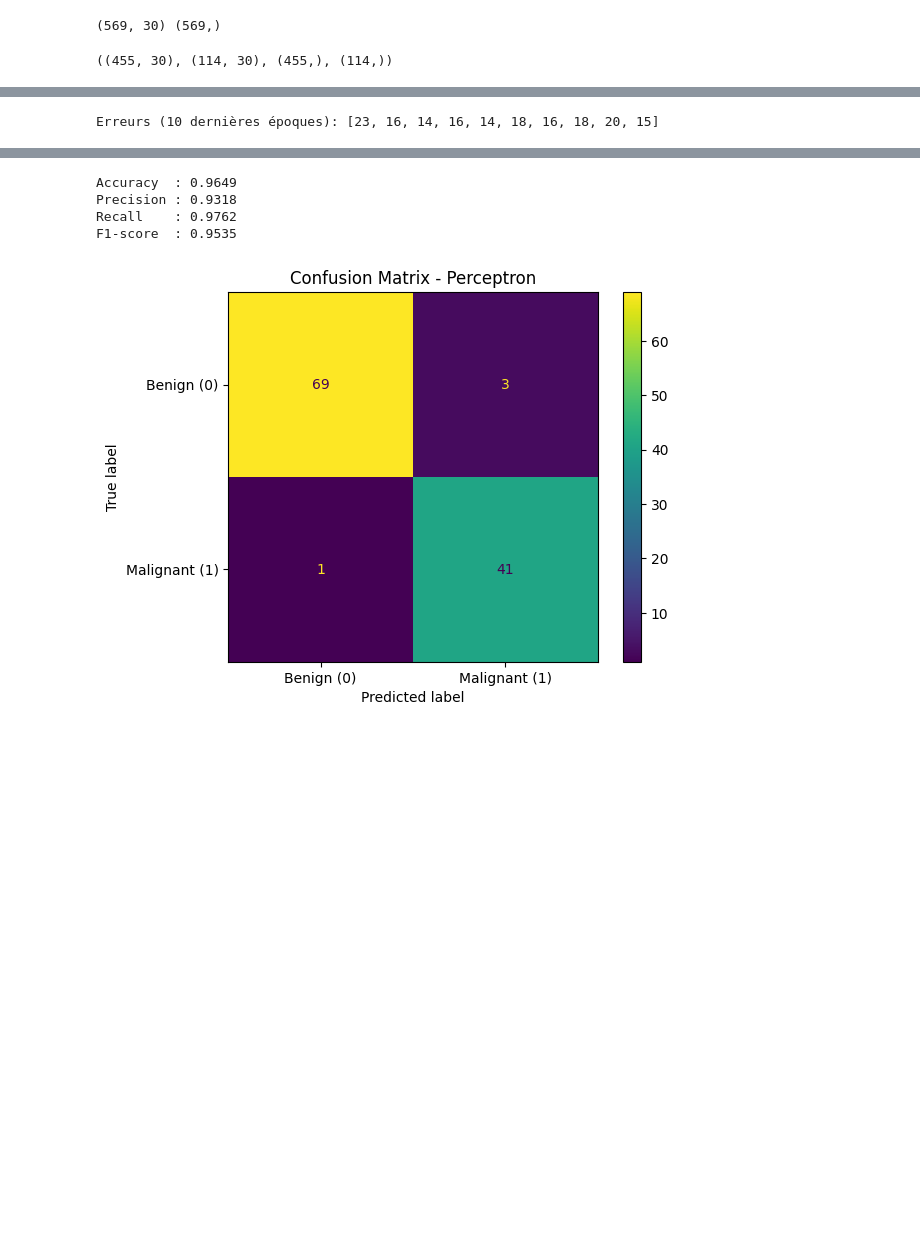
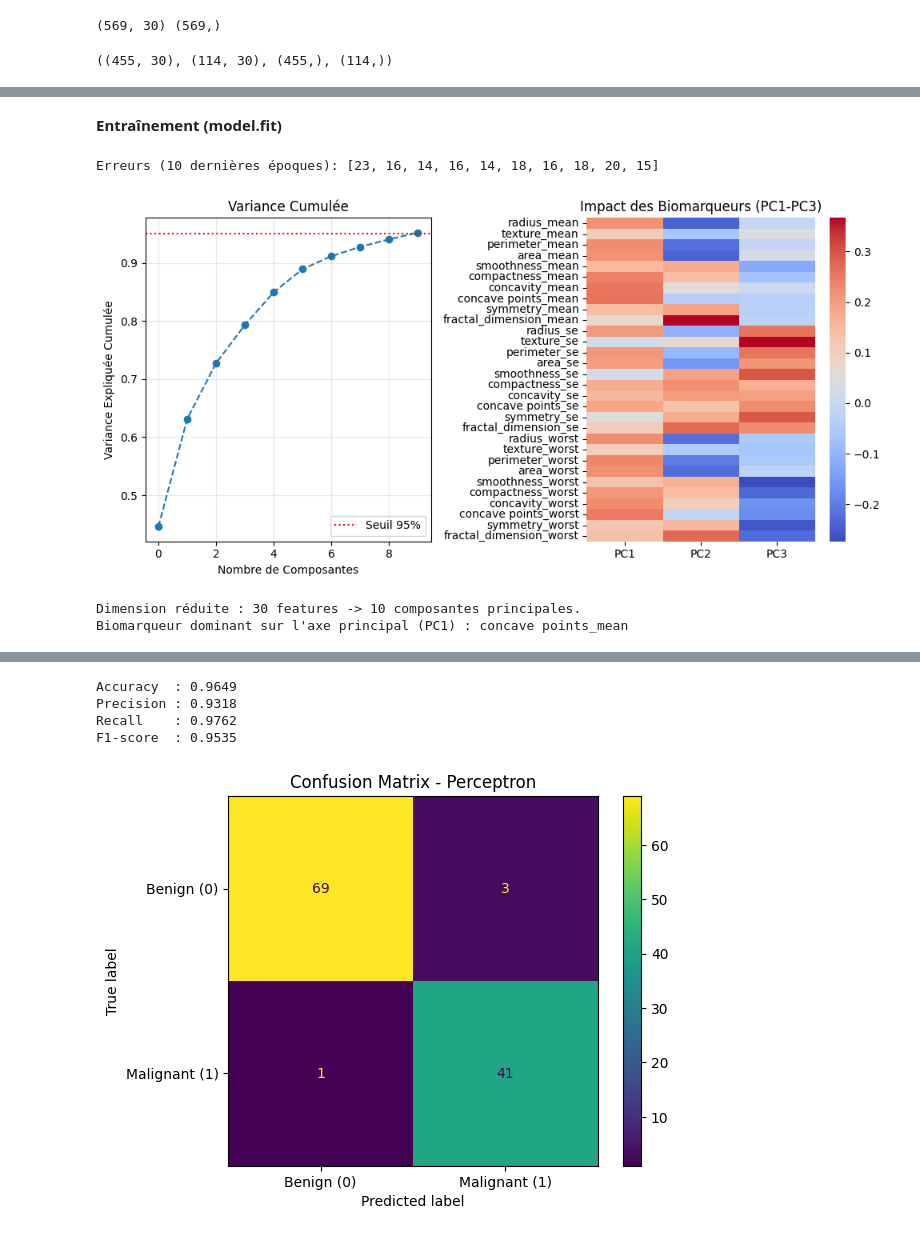
Before and after one commit to NovaStarmax/building-perceptron, a Jupyter notebook: notebooks/perceptron_modelisation.ipynb, the cells around one changed output, grey strips where cells are left out. Saved outputs shown, nothing was run; the diff lists cells and outputs as text; code cells hidden in the pictures; blank space fills up the shorter version.

```diff
--- a/notebooks/perceptron_modelisation.ipynb
+++ b/notebooks/perceptron_modelisation.ipynb
@@ -69,3 +156,5 @@ Variance totale: 0.9520691014391004
+# %% [markdown]
+**Entraînement (model.fit)**
 # %%
 model = Perceptron(learning_rate=0.01, n_epochs=200)
 model.fit(X_train_pca, y_train)
@@ -73,3 +162,36 @@ model.fit(X_train_pca, y_train)
 print("Erreurs (10 dernières époques):", model.errors_[-10:])
 # %% [output]
 Erreurs (10 dernières époques): [23, 16, 14, 16, 14, 18, 16, 18, 20, 15]
+# %%
+# --- 1. Validation Statistique (Scree Plot) ---
+plt.figure(figsize=(10, 5))
+
+# Graphique de gauche : Variance cumulée
+plt.subplot(1, 2, 1)
+plt.plot(np.cumsum(pca95.explained_variance_ratio_), marker='o', linestyle='--')
+plt.xlabel('Nombre de Composantes')
+plt.ylabel('Variance Expliquée Cumulée')
+plt.title('Variance Cumulée')
+plt.axhline(y=0.95, color='r', linestyle=':', label='Seuil 95%')
+plt.legend()
+plt.grid(alpha=0.3)
+
+# --- 2. Interprétation Biologique (Heatmap des Loadings) ---
+# On regarde les 3 premières composantes pour comprendre les critères du cancer
+loadings = pca95.components_.T
+feature_names = df.drop(columns=["target"]).columns
+
+plt.subplot(1, 2, 2)
+sns.heatmap(loadings[:, :3], cmap='coolwarm', yticklabels=feature_names, xticklabels=['PC1', 'PC2', 'PC3'])
+plt.title("Impact des Biomarqueurs (PC1-PC3)")
+
+plt.tight_layout()
+plt.show()
+
+# Analyse textuelle rapide
+print(f"Dimension réduite : 30 features -> {pca95.n_components_} composantes principales.")
+print(f"Biomarqueur dominant sur l'axe principal (PC1) : {feature_names[np.argmax(np.abs(loadings[:, 0]))]}")
+# %% [output]
+[figure, added]
+Dimension réduite : 30 features -> 10 composantes principales.
+Biomarqueur dominant sur l'axe principal (PC1) : concave points_mean
```
Also changed, not shown: parts of 14 cells of this notebook.
